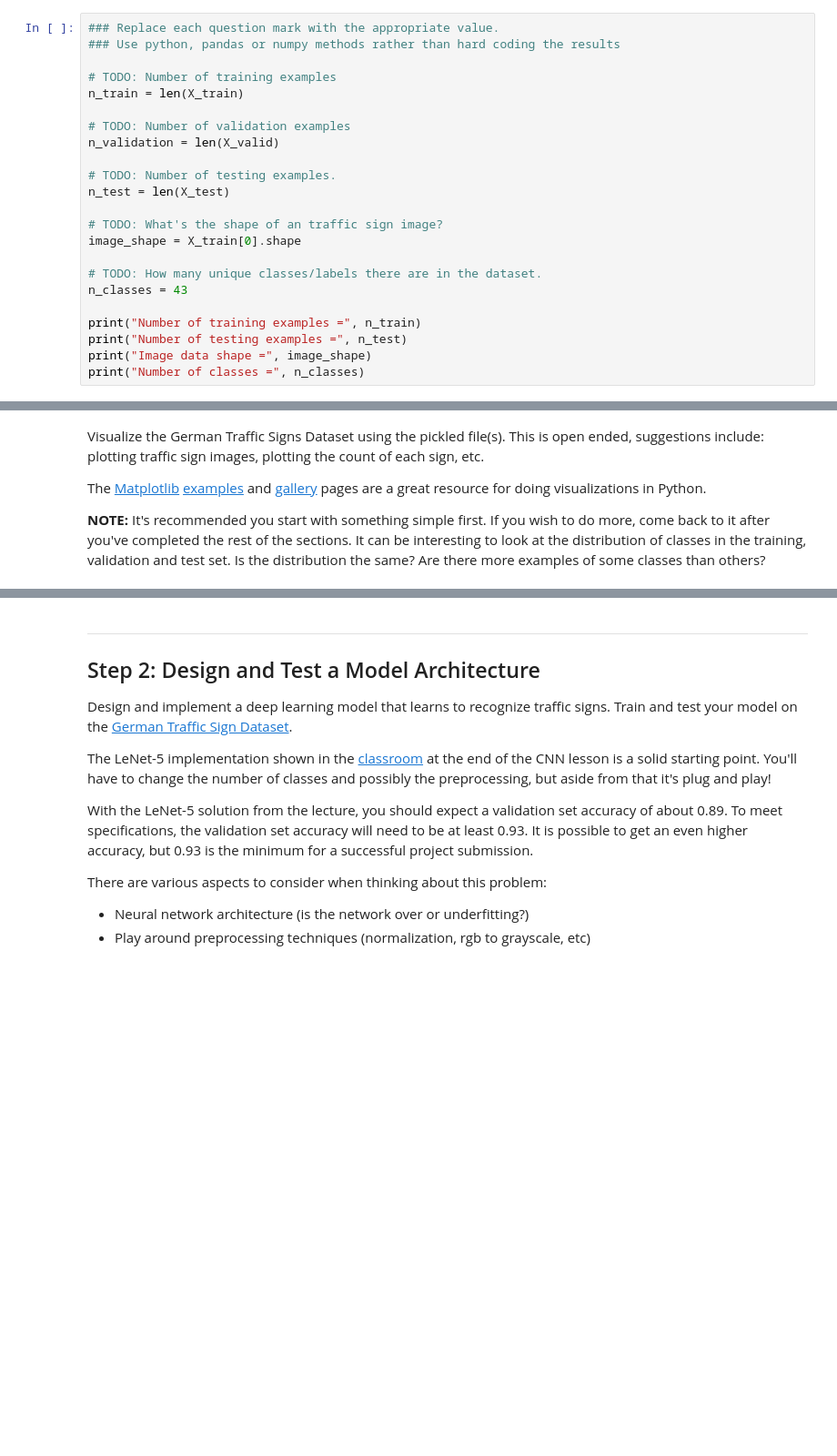
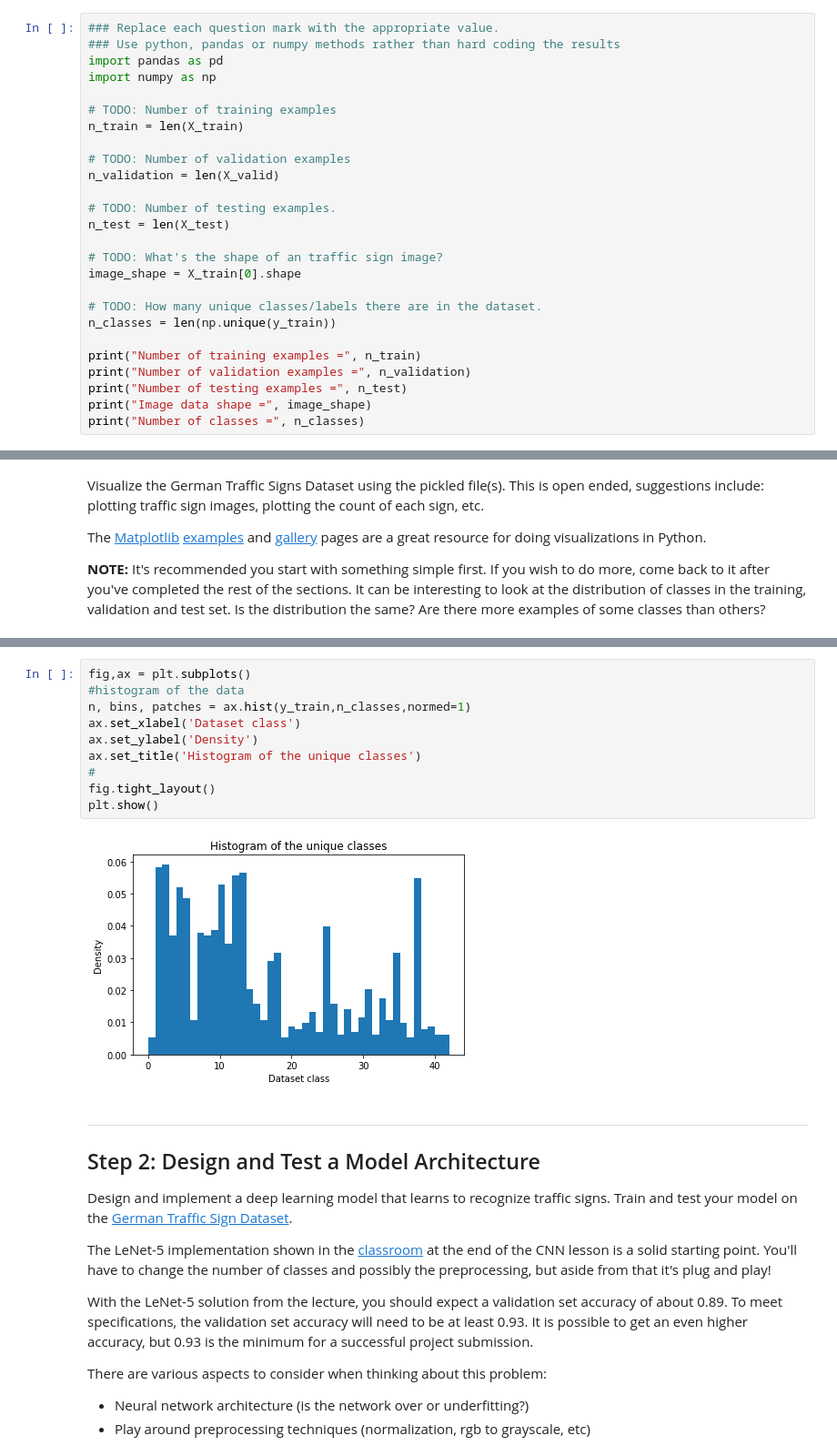
Before and after one commit to CHUCK-P/Traffic_Sign_Classifier, a Jupyter notebook: Traffic_Sign_Classifier.ipynb, the cells around one changed output, grey strips where cells are left out. Shown at 91% size. Saved outputs shown, nothing was run; the diff lists cells and outputs as text; blank space fills up the shorter version.

Commit message:
updated the ipynb and created a plot file for the writeup

```diff
--- a/Traffic_Sign_Classifier.ipynb
+++ b/Traffic_Sign_Classifier.ipynb
@@ -57,6 +57,8 @@ Complete the basic data summary below. Use python, numpy and/or pandas methods t
 # %%
 ### Replace each question mark with the appropriate value.
 ### Use python, pandas or numpy methods rather than hard coding the results
+import pandas as pd
+import numpy as np
 
 # TODO: Number of training examples
 n_train = len(X_train)
@@ -71,9 +73,10 @@ n_test = len(X_test)
 image_shape = X_train[0].shape
 
 # TODO: How many unique classes/labels there are in the dataset.
-n_classes = 43
+n_classes = len(np.unique(y_train))
 
 print("Number of training examples =", n_train)
+print("Number of validation examples =", n_validation)
 print("Number of testing examples =", n_test)
 print("Image data shape =", image_shape)
 print("Number of classes =", n_classes)
@@ -110,3 +114,15 @@ print(y_train[index])
+# %%
+fig,ax = plt.subplots()
+#histogram of the data
+n, bins, patches = ax.hist(y_train,n_classes,normed=1)
+ax.set_xlabel('Dataset class')
+ax.set_ylabel('Density')
+ax.set_title('Histogram of the unique classes')
+#
+fig.tight_layout()
+plt.show()
+# %% [output]
+[figure, added]
 # %% [markdown]
 ----
 
```
Also changed, not shown: parts of 6 cells of this notebook, 1 other file.
